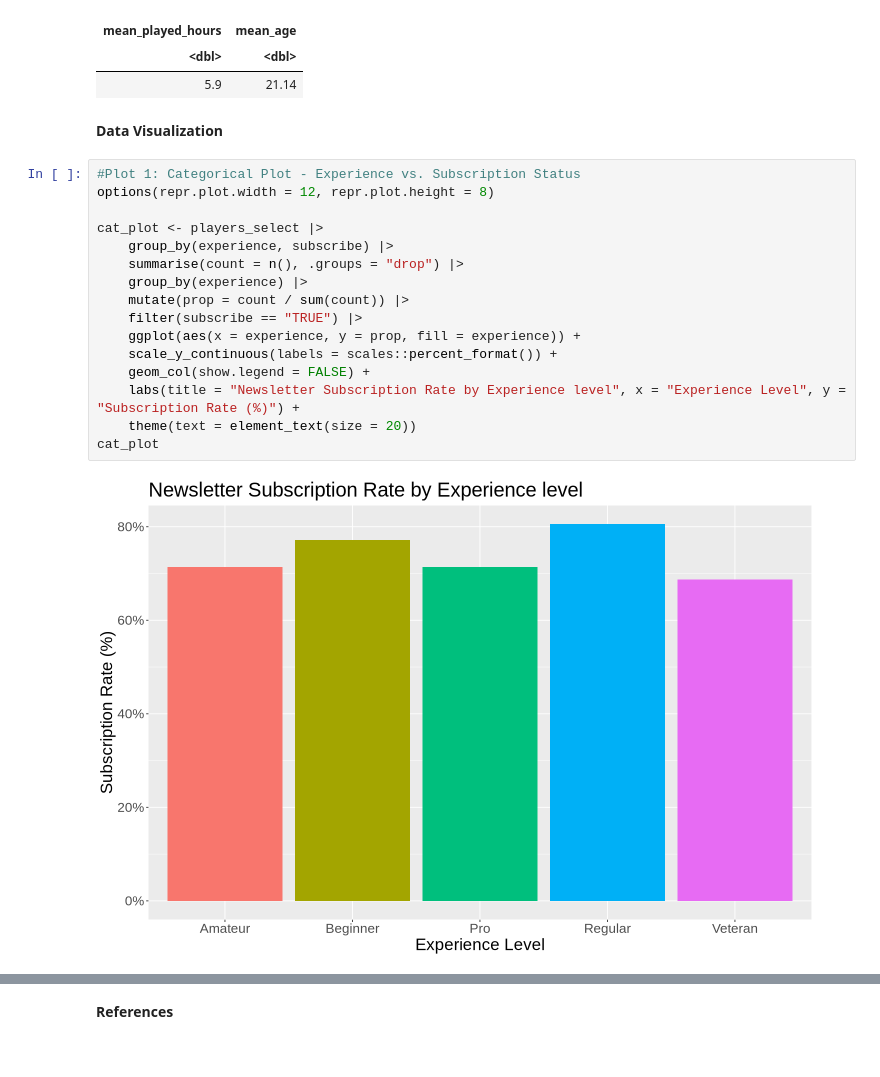
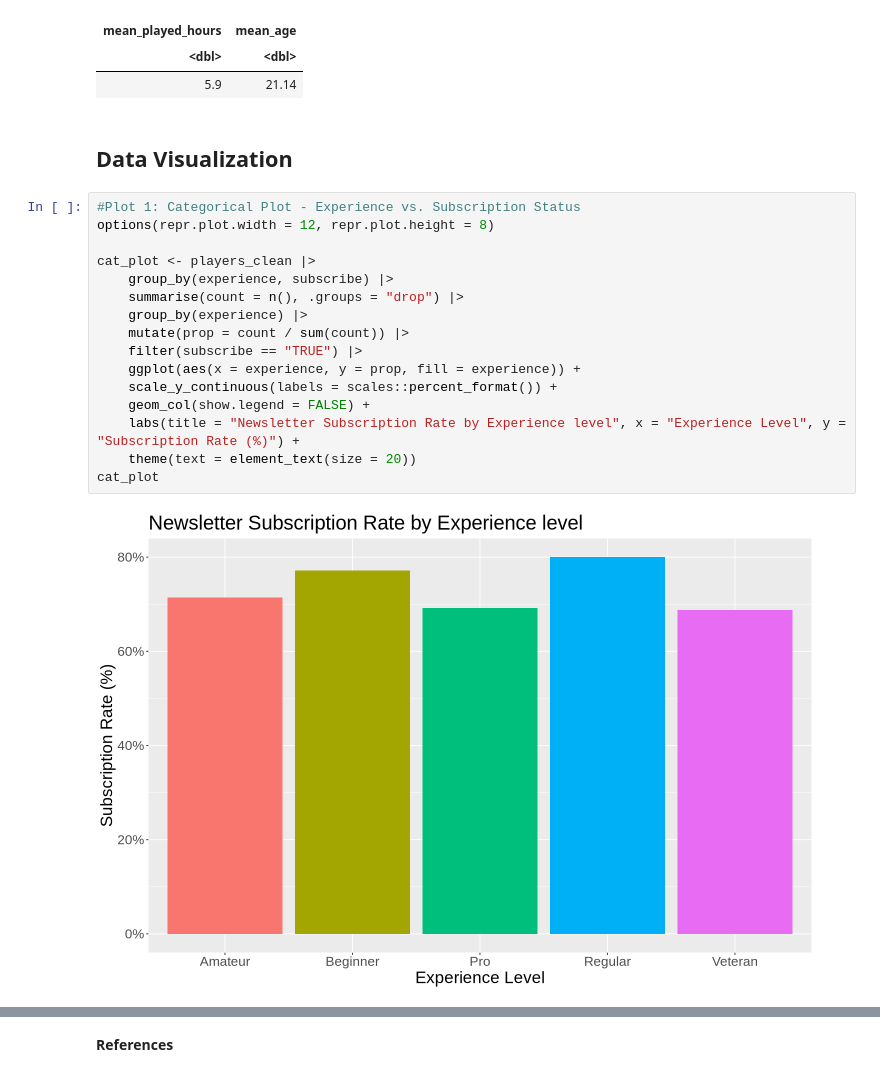
Before and after one commit to Jessica9521/Final-DSCI-100-Project, a Jupyter notebook: DSCI_Final_Project_Report.ipynb, the cells around one changed output, grey strips where cells are left out. Drawn from its saved outputs; the diff is of its cells as text.

```diff
--- a/DSCI_Final_Project_Report.ipynb
+++ b/DSCI_Final_Project_Report.ipynb
@@ -159,25 +147,25 @@ A tibble: 1 × 2
 | <dbl> | <dbl> |
 | 5.9 | 21.14 |
 # %% [markdown]
-**Data Visualization**
+## **Data Visualization**
 # %%
 #Plot 1: Categorical Plot - Experience vs. Subscription Status
 options(repr.plot.width = 12, repr.plot.height = 8)
 
-cat_plot <- players_select |>
+cat_plot <- players_clean |>
     group_by(experience, subscribe) |>
     summarise(count = n(), .groups = "drop") |>
     group_by(experience) |>
     mutate(prop = count / sum(count)) |>
     filter(subscribe == "TRUE") |>
     ggplot(aes(x = experience, y = prop, fill = experience)) +
     scale_y_continuous(labels = scales::percent_format()) +
     geom_col(show.legend = FALSE) +
     labs(title = "Newsletter Subscription Rate by Experience level", x = "Experience Level", y = "Subscription Rate (%)") +
     theme(text = element_text(size = 20))
 cat_plot
 # %% [output]
-[figure, old version]
+[figure, new version]
 # %%
 #Plot 2: Numeric Plot 1 - Age vs. Subscription Status
 
```
Also changed, not shown: parts of 13 cells of this notebook.
